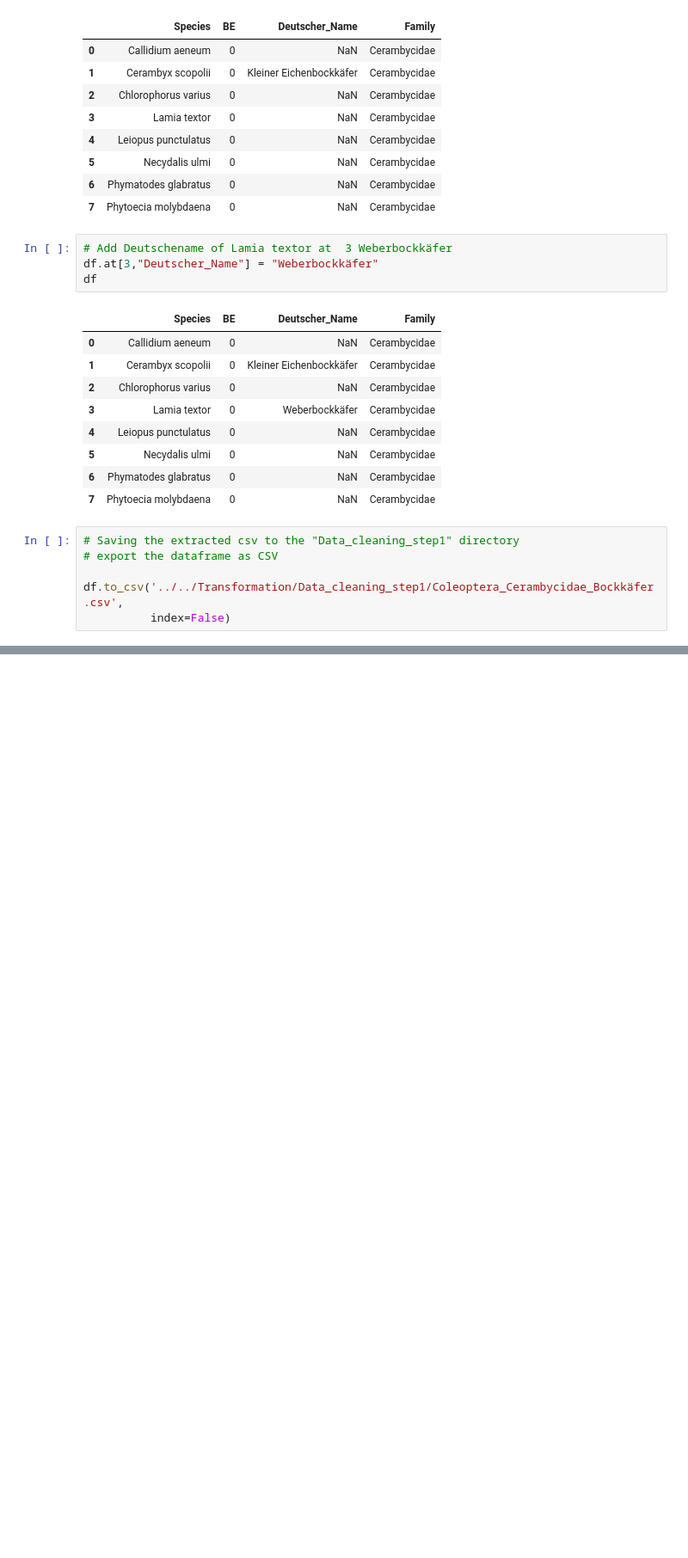
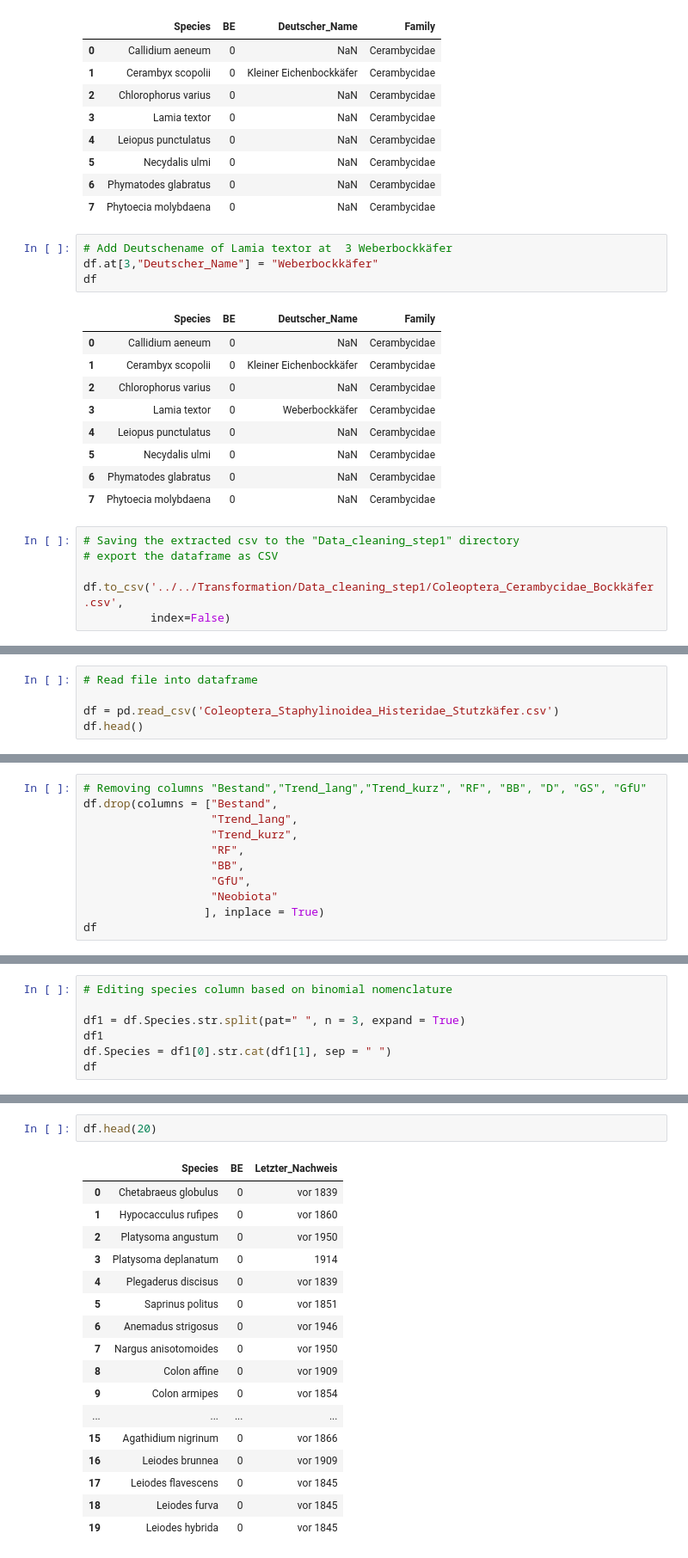
Before and after one commit to Zzzhenya/Berlin-red-list, a Jupyter notebook: Transformation/Raw_csv/Insecta.ipynb, the cells around one changed output, grey strips where cells are left out. Shown at 86% size. Cells and saved outputs as stored; diff of their text form; blank space fills up the shorter version.

```diff
--- a/Transformation/Raw_csv/Insecta.ipynb
+++ b/Transformation/Raw_csv/Insecta.ipynb
@@ -1099,0 +1100,5 @@ df.to_csv('../../Transformation/Data_cleaning_step1/Coleoptera_Cerambycidae_Bock
+# %%
+# Read file into dataframe
+
+df = pd.read_csv('Coleoptera_Staphylinoidea_Histeridae_Stutzkäfer.csv')
+df.head()
@@ -1099,0 +1112,11 @@ df.to_csv('../../Transformation/Data_cleaning_step1/Coleoptera_Cerambycidae_Bock
+# %%
+# Removing columns "Bestand","Trend_lang","Trend_kurz", "RF", "BB", "D", "GS", "GfU"
+df.drop(columns = ["Bestand",
+                   "Trend_lang",
+                   "Trend_kurz",
+                   "RF",
+                   "BB",
+                   "GfU",
+                   "Neobiota"
+                  ], inplace = True)
+df
@@ -1099,0 +1137,7 @@ df.to_csv('../../Transformation/Data_cleaning_step1/Coleoptera_Cerambycidae_Bock
+# %%
+# Editing species column based on binomial nomenclature
+
+df1 = df.Species.str.split(pat=" ", n = 3, expand = True)
+df1
+df.Species = df1[0].str.cat(df1[1], sep = " ")
+df
@@ -1099,0 +1158,20 @@ df.to_csv('../../Transformation/Data_cleaning_step1/Coleoptera_Cerambycidae_Bock
+# %%
+df.head(20)
+# %% [output]
+|  | Species | BE | Letzter_Nachweis |
+| 0 | Chetabraeus globulus | 0 | vor 1839 |
+| 1 | Hypocacculus rufipes | 0 | vor 1860 |
+| 2 | Platysoma angustum | 0 | vor 1950 |
+| 3 | Platysoma deplanatum | 0 | 1914 |
+| 4 | Plegaderus discisus | 0 | vor 1839 |
+| 5 | Saprinus politus | 0 | vor 1851 |
+| 6 | Anemadus strigosus | 0 | vor 1946 |
+| 7 | Nargus anisotomoides | 0 | vor 1950 |
+| 8 | Colon affine | 0 | vor 1909 |
+| 9 | Colon armipes | 0 | vor 1854 |
+| ... | ... | ... | ... |
+| 15 | Agathidium nigrinum | 0 | vor 1866 |
+| 16 | Leiodes brunnea | 0 | vor 1909 |
+| 17 | Leiodes flavescens | 0 | vor 1845 |
+| 18 | Leiodes furva | 0 | vor 1845 |
+| 19 | Leiodes hybrida | 0 | vor 1845 |
```
Also changed, not shown: parts of 12 cells of this notebook.
